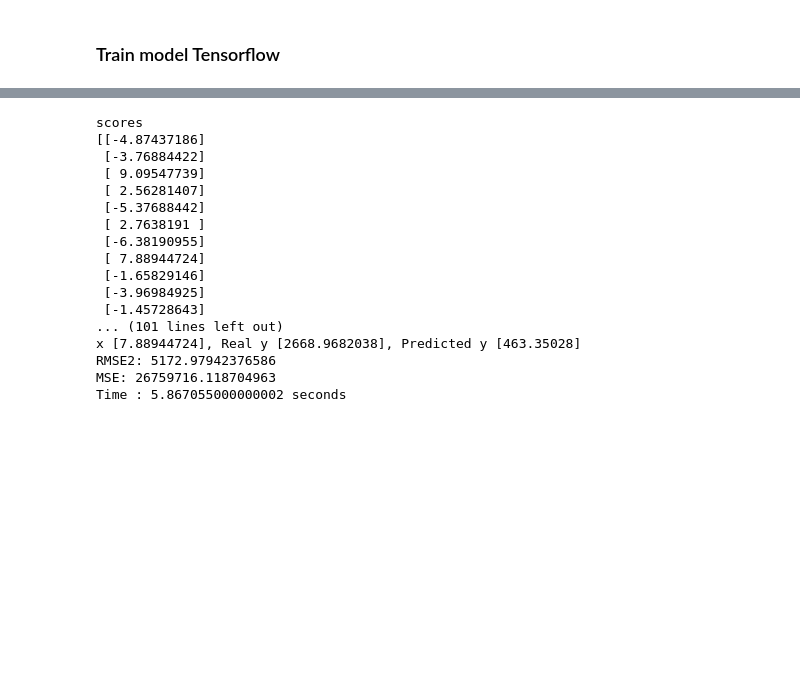
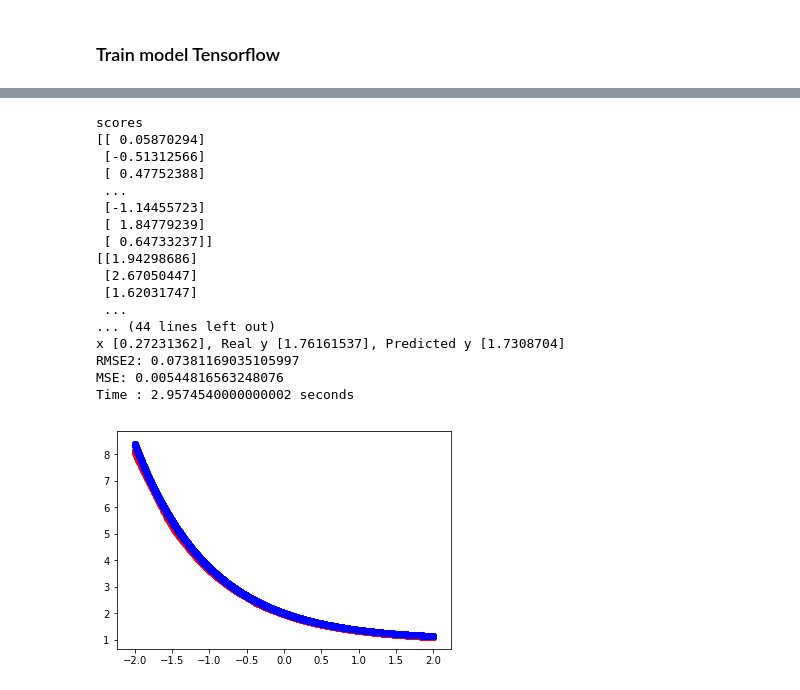
Before and after one commit to dlaredo/stochastic_dynamics, a Jupyter notebook: code/Stochastic_Systems_Test_error_included.ipynb, the cells around one changed output, grey strips where cells are left out. Cells and saved outputs as stored; diff of their text form; code cells hidden in the pictures; blank space fills up the shorter version.

Commit message:
Code now works for simple ODE with initial conditions

```diff
--- a/code/Stochastic_Systems_Test_error_included.ipynb
+++ b/code/Stochastic_Systems_Test_error_included.ipynb
@@ -67,10 +69,10 @@ def tf_model(X):
 
 def tf_ghazale(X):
 
-    l2_lambda_regularization = 0.20
+    l2_lambda_regularization = 0.1
     #l1_lambda_regularization = 0.10
 
-    A1 = tf.layers.dense(X, 2, activation=tf.nn.sigmoid,
+    A1 = tf.layers.dense(X, 50, activation=tf.nn.relu,
                          kernel_initializer=tf.contrib.layers.xavier_initializer(uniform=False),
                          kernel_regularizer=tf.contrib.layers.l2_regularizer(l2_lambda_regularization),
                          name="fc1")
@@ -108,7 +110,7 @@ def tf_model_yulin(X):
 # %% [markdown]
 ### Create Model TF
 # %%
-def tf_compiled_model(num_features, output_shape, num_fevals=1):
+def tf_compiled_model(num_features, output_shape, num_fevals=1, num_conditions=0, alpha=1):
     tf.reset_default_graph()
 
     X, y = create_placeholders(num_features, output_shape)
@@ -118,12 +120,13 @@ def tf_compiled_model(num_features, output_shape, num_fevals=1):
     y_pred = tf_ghazale(X)
 
     #loss_function = loss_functions.squared_residual_function_wrapper2(k, c, D, deltas, num_fevals)
-    loss_function =  loss_functions.linear_residual_function_wrapper(num_features, output_shape, deltas, num_fevals)
+    loss_function =  loss_functions.linear_residual_function_wrapper(num_features, output_shape,
+                                                                     deltas, num_fevals, num_conditions, alpha)
     cost, e = loss_function(X, y_pred, y)
     #reg_cost = tf.losses.get_regularization_loss()
-    total_cost = e
+    total_cost = cost
 
-    optimizer = tf.train.AdamOptimizer(learning_rate=0.1, beta1=0.5).minimize(total_cost)
+    optimizer = tf.train.AdamOptimizer(learning_rate=0.01, beta1=0.5).minimize(total_cost)
 
     return {'X_placeholder': X, 'y_placeholder': y, 'y_pred': y_pred, 'cost': cost, 'total_cost': total_cost, 'optimizer': optimizer}
 # %% [markdown]
@@ -167,12 +170,12 @@ dhandler_stochastic = LinearPDEDataHandler()
 
 #(data_scaler = scaler)
 
-model = tf_compiled_model(1, 1, 3)
+model = tf_compiled_model(num_features=1, output_shape=1, num_fevals=3, num_conditions=1, alpha=1)
 
 tModel = SequenceTunableModelRegression('ModelStochastic_SN_1', model, lib_type='tensorflow',
-                                        data_handler=dhandler_stochastic, batch_size=8)
+                                        data_handler=dhandler_stochastic, batch_size=512)
 
-tModel.load_data(verbose=1, cross_validation_ratio=0.2, x=0, boundaries=10, n=100)
+tModel.load_data(verbose=1, cross_validation_ratio=0.2, x=0, boundaries=2, n=10000)
 #Real phi function
 tModel.y_test = analytic_functions.real_y(tModel.X_test[:,0])
 tModel.y_train = analytic_functions.real_y(tModel.X_train[:,0])
@@ -200,7 +203,7 @@ Use tf.print instead of tf.Print. Note that tf.print returns a no-output operato
 # %% [markdown]
 ### Train model Tensorflow
 # %%
-tModel.epochs = 200
+tModel.epochs = 50
 #lrate = LearningRateScheduler(aux_functions.step_decay)
 minibatches_function_handle = aux_functions_stochastic.get_minibatches_linear
 
@@ -275,22 +278,29 @@ print("MSE: {}".format(mse))
 print("Time : {} seconds".format(time))
 # %% [output]
 scores
-[[-4.87437186]
- [-3.76884422]
- [ 9.09547739]
- [ 2.56281407]
- [-5.37688442]
- [ 2.7638191 ]
- [-6.38190955]
- [ 7.88944724]
- [-1.65829146]
- [-3.96984925]
- [-1.45728643]
-... (101 lines left out)
-x [7.88944724], Real y [2668.9682038], Predicted y [463.35028]
-RMSE2: 5172.97942376586
-MSE: 26759716.118704963
-Time : 5.867055000000002 seconds
+[[ 0.05870294]
+ [-0.51312566]
+ [ 0.47752388]
+ ...
+ [-1.14455723]
+ [ 1.84779239]
+ [ 0.64733237]]
+[[1.94298686]
+ [2.67050447]
+ [1.62031747]
+ ...
+... (44 lines left out)
+x [0.27231362], Real y [1.76161537], Predicted y [1.7308704]
+RMSE2: 0.07381169035105997
+MSE: 0.00544816563248076
+Time : 2.9574540000000002 seconds
+# %%
+plt.scatter(X_test.flatten(), y_pred.flatten(),c='r')  #y_pred
+plt.scatter(X_test.flatten(),y_real.flatten(),c='b')  #y_real
+
+plt.show()
+# %% [output]
+[figure, added]
 # %%
 display_points = 50
 
```
Also changed, not shown: parts of 5 cells of this notebook, 3 other files.
